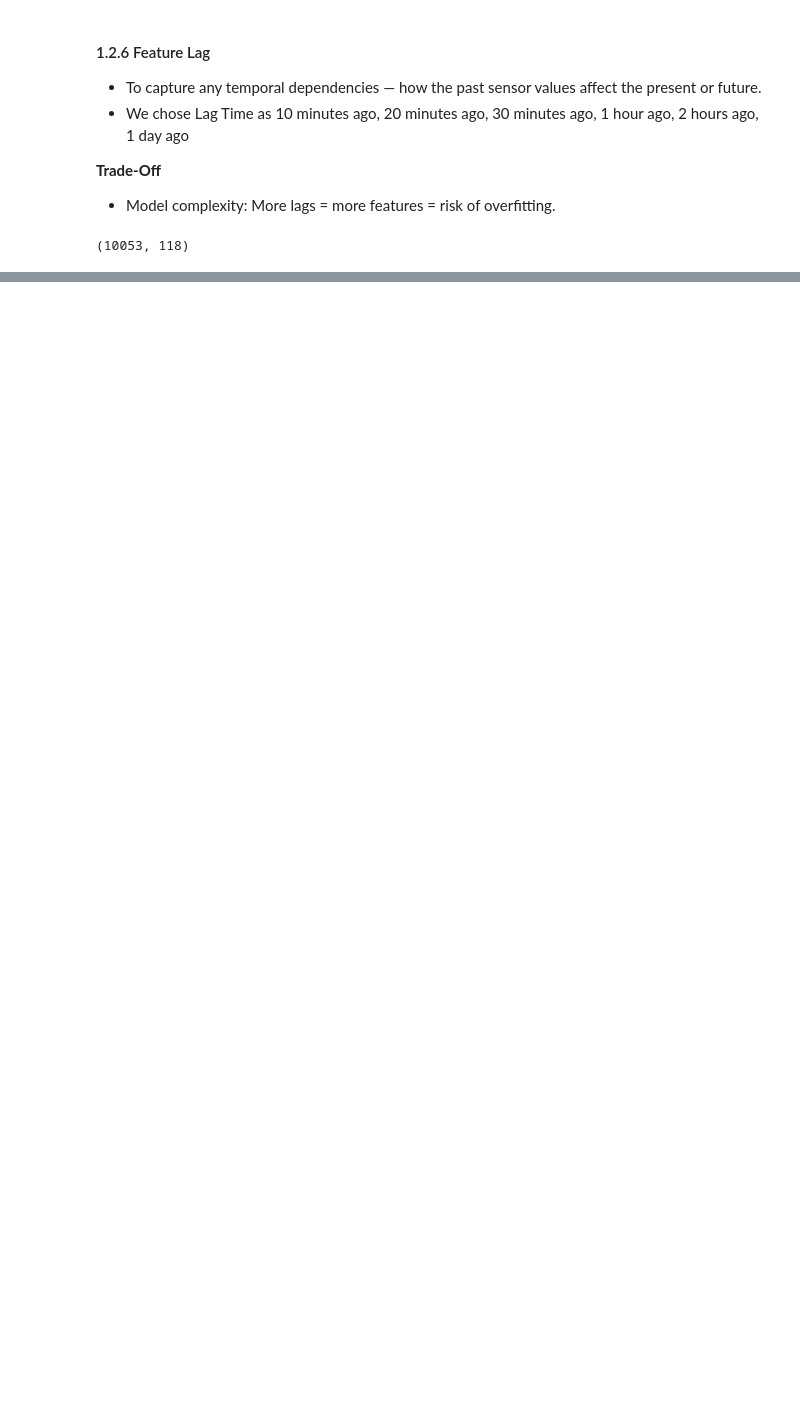
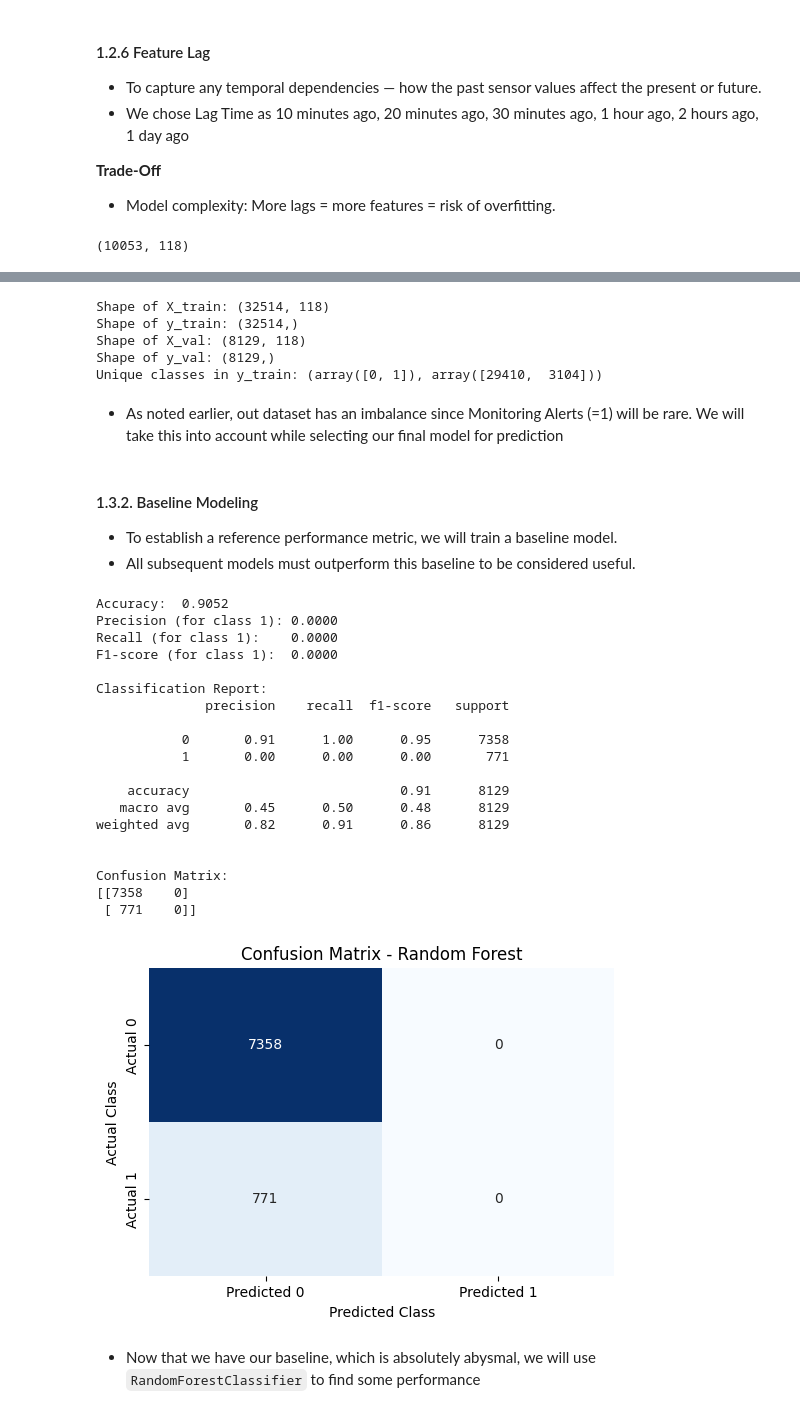
Before and after one commit to vashishtmarhwal/tech-challenge-ambyint, a Jupyter notebook: data-science/ambyint_assessment.ipynb, the cells around one changed output, grey strips where cells are left out. Drawn from its saved outputs; the diff is of its cells as text; code cells hidden in the pictures; blank space fills up the shorter version.

Commit message:
added RFClassifier training and validation

```diff
--- a/data-science/ambyint_assessment.ipynb
+++ b/data-science/ambyint_assessment.ipynb
@@ -957,0 +979,71 @@ test_df_processed.shape
+# %%
+TARGET_COLUMN = "monitoring_alert"
+
+try:
+    feature_columns = [col for col in train_df_processed.columns if col != TARGET_COLUMN]
+
+    X = train_df_processed.select(feature_columns)
+    y = train_df_processed.select(TARGET_COLUMN).to_numpy().ravel()
+
+    X_pd = X.to_pandas()
+
+    X_train, X_val, y_train, y_val = train_test_split(X_pd, y, test_size=0.2, random_state=42)
+
+    print(f"Shape of X_train: {X_train.shape}")
+    print(f"Shape of y_train: {y_train.shape}")
+    print(f"Shape of X_val: {X_val.shape}")
+    print(f"Shape of y_val: {y_val.shape}")
+    print(f"Unique classes in y_train: {np.unique(y_train, return_counts=True)}")
+
+except Exception as e:
+    print(f"Error preparing data: {e}")
+    print("Ensure your DataFrames (train_df_scaled, test_df_scaled) and TARGET_COLUMN are correctly defined.")
+    raise
+# %% [output]
+Shape of X_train: (32514, 118)
+Shape of y_train: (32514,)
+Shape of X_val: (8129, 118)
+Shape of y_val: (8129,)
+Unique classes in y_train: (array([0, 1]), array([29410,  3104]))
+# %% [markdown]
+- As noted earlier, out dataset has an imbalance since Monitoring Alerts (=1) will be rare. We will take this into account while selecting our final model for prediction
+# %% [markdown]
+#### 1.3.2. Baseline Modeling
+
+- To establish a reference performance metric, we will train a baseline model.
+- All subsequent models must outperform this baseline to be considered useful.
+# %%
+# Instantiate dummy classifier (most frequent class strategy)
+baseline_clf = DummyClassifier(strategy="most_frequent", random_state=42)
+
+baseline_clf.fit(X_train, y_train)
+y_pred_baseline = baseline_clf.predict(X_val)
+# %%
+evaluate_model(
+    y_val=y_val,
+    y_pred_test_rf=y_pred_baseline,
+    plot_cm=True,
+)
+# %% [output]
+Accuracy:  0.9052
+Precision (for class 1): 0.0000
+Recall (for class 1):    0.0000
+F1-score (for class 1):  0.0000
+
+Classification Report:
+              precision    recall  f1-score   support
+
+           0       0.91      1.00      0.95      7358
+           1       0.00      0.00      0.00       771
+
+    accuracy                           0.91      8129
+   macro avg       0.45      0.50      0.48      8129
+weighted avg       0.82      0.91      0.86      8129
+
+
+Confusion Matrix:
+[[7358    0]
+ [ 771    0]]
+[figure, added]
+# %% [markdown]
+- Now that we have our baseline, which is absolutely abysmal, we will use `RandomForestClassifier` to find some performance
```
Also changed, not shown: parts of 18 cells of this notebook.
